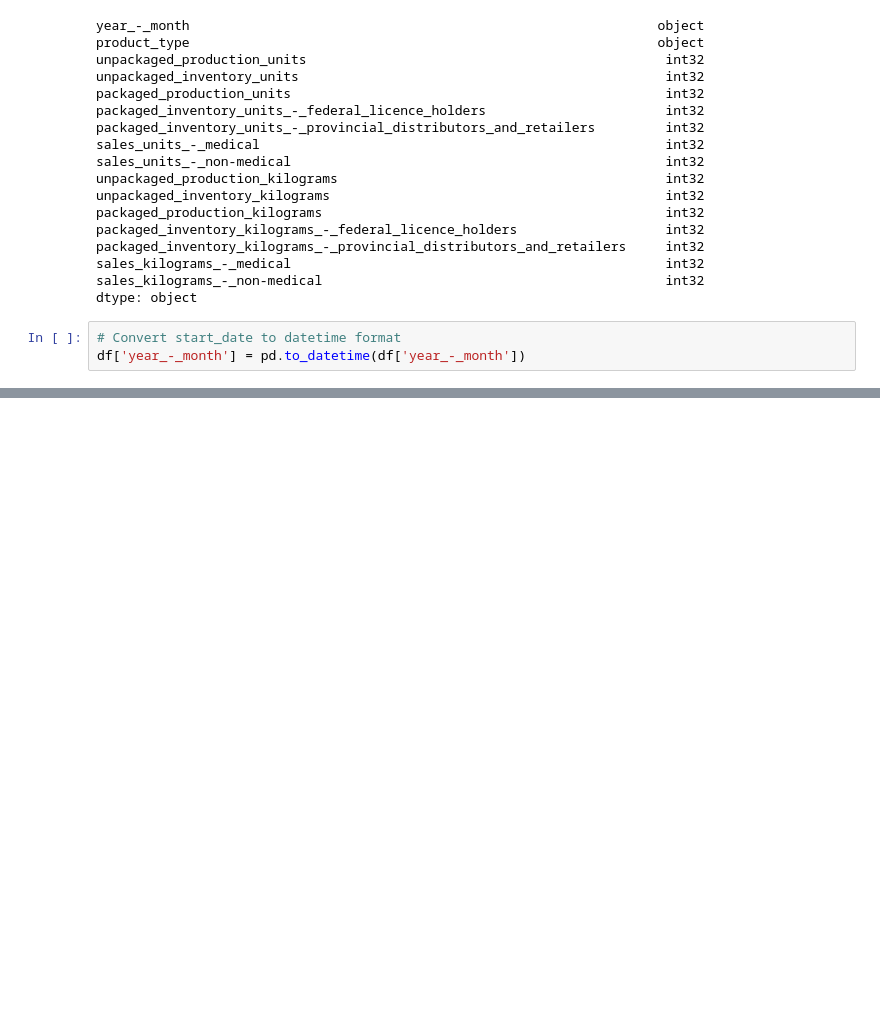
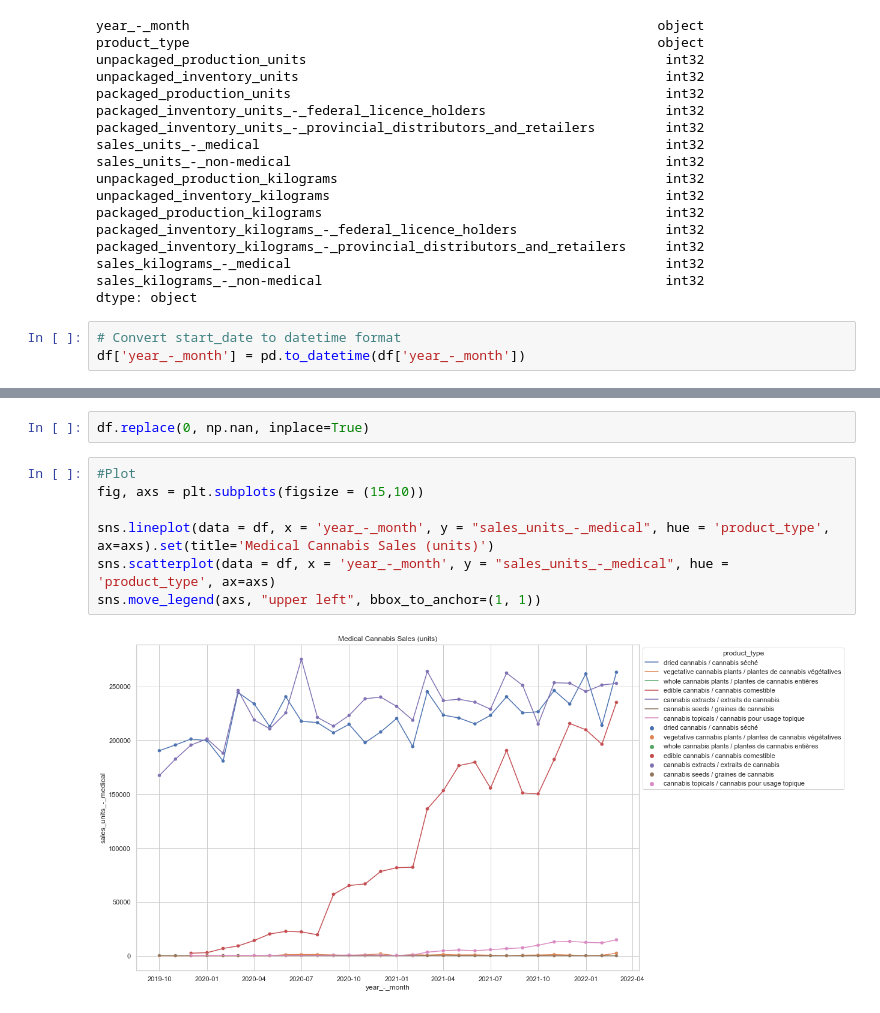
Before and after one commit to HalleypC/Neobi-Questions, a Jupyter notebook: Q3.ipynb, the cells around one changed output, grey strips where cells are left out. Cells and saved outputs as stored; diff of their text form; blank space fills up the shorter version.

```diff
--- a/Q3.ipynb
+++ b/Q3.ipynb
@@ -174,0 +167,11 @@ len(feature_list)
+# %%
+df.replace(0, np.nan, inplace=True)
+# %%
+#Plot
+fig, axs = plt.subplots(figsize = (15,10))
+
+sns.lineplot(data = df, x = 'year_-_month', y = "sales_units_-_medical", hue = 'product_type', ax=axs).set(title='Medical Cannabis Sales (units)')
+sns.scatterplot(data = df, x = 'year_-_month', y = "sales_units_-_medical", hue = 'product_type', ax=axs)
+sns.move_legend(axs, "upper left", bbox_to_anchor=(1, 1))
+# %% [output]
+[figure, added]
```
Also changed, not shown: parts of 39 cells of this notebook.
